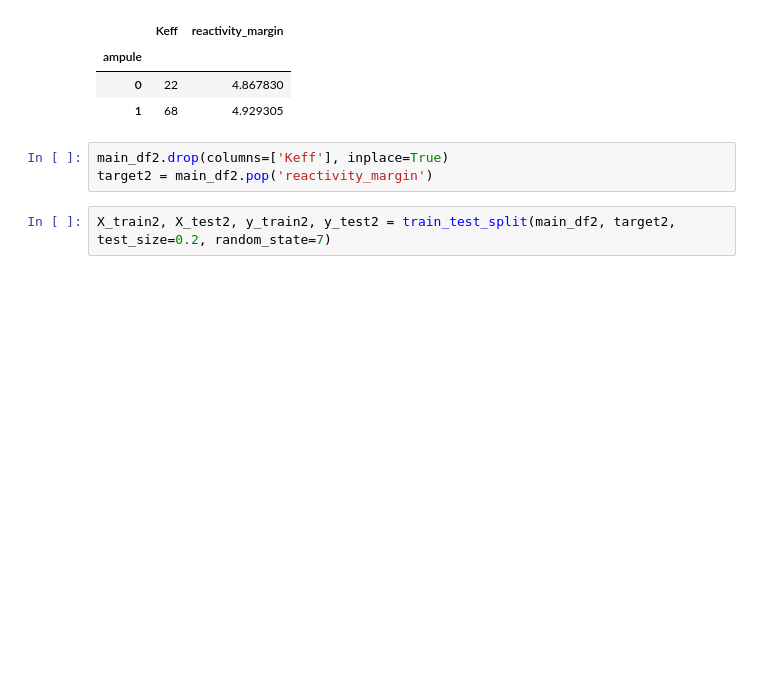
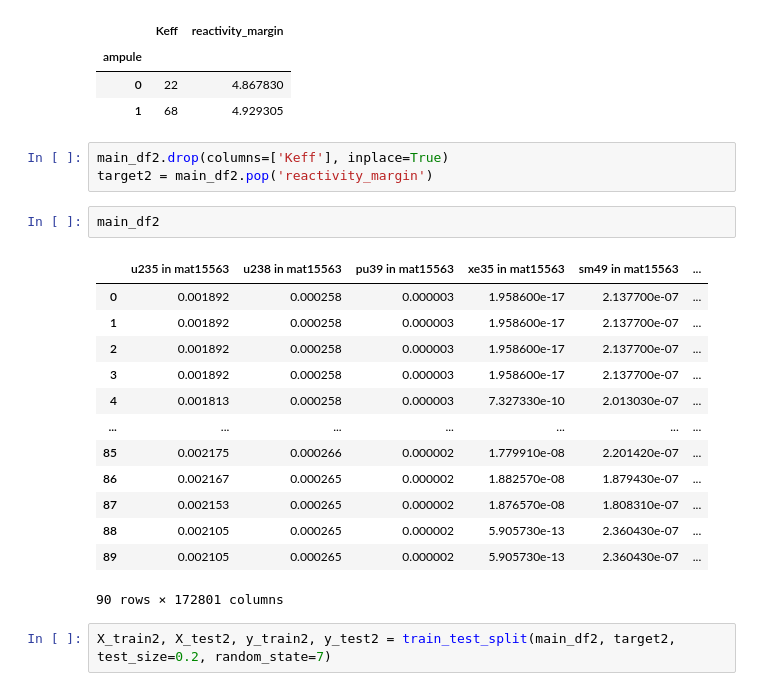
Before and after one commit to KruglikovAnton/burn-up-to-massive, a Jupyter notebook: Building_regression_model.ipynb, the cells around one changed output. Drawn from its saved outputs; the diff is of its cells as text; blank space fills up the shorter version.

```diff
--- a/Building_regression_model.ipynb
+++ b/Building_regression_model.ipynb
@@ -149,6 +149,22 @@ main_df2.groupby('ampule').agg({'Keff':'count', 'reactivity_margin':'mean'})
 # %%
 main_df2.drop(columns=['Keff'], inplace=True)
 target2 = main_df2.pop('reactivity_margin')
+# %%
+main_df2
+# %% [output]
+|  | u235 in mat15563 | u238 in mat15563 | pu39 in mat15563 | xe35 in mat15563 | sm49 in mat15563 | ... |
+| 0 | 0.001892 | 0.000258 | 0.000003 | 1.958600e-17 | 2.137700e-07 | ... |
+| 1 | 0.001892 | 0.000258 | 0.000003 | 1.958600e-17 | 2.137700e-07 | ... |
+| 2 | 0.001892 | 0.000258 | 0.000003 | 1.958600e-17 | 2.137700e-07 | ... |
+| 3 | 0.001892 | 0.000258 | 0.000003 | 1.958600e-17 | 2.137700e-07 | ... |
+| 4 | 0.001813 | 0.000258 | 0.000003 | 7.327330e-10 | 2.013030e-07 | ... |
+| ... | ... | ... | ... | ... | ... | ... |
+| 85 | 0.002175 | 0.000266 | 0.000002 | 1.779910e-08 | 2.201420e-07 | ... |
+| 86 | 0.002167 | 0.000265 | 0.000002 | 1.882570e-08 | 1.879430e-07 | ... |
+| 87 | 0.002153 | 0.000265 | 0.000002 | 1.876570e-08 | 1.808310e-07 | ... |
+| 88 | 0.002105 | 0.000265 | 0.000002 | 5.905730e-13 | 2.360430e-07 | ... |
+| 89 | 0.002105 | 0.000265 | 0.000002 | 5.905730e-13 | 2.360430e-07 | ... |
+90 rows × 172801 columns
 # %%
 X_train2, X_test2, y_train2, y_test2 = train_test_split(main_df2, target2, test_size=0.2, random_state=7)
 # %%
```
Also changed, not shown: 1 other file.
